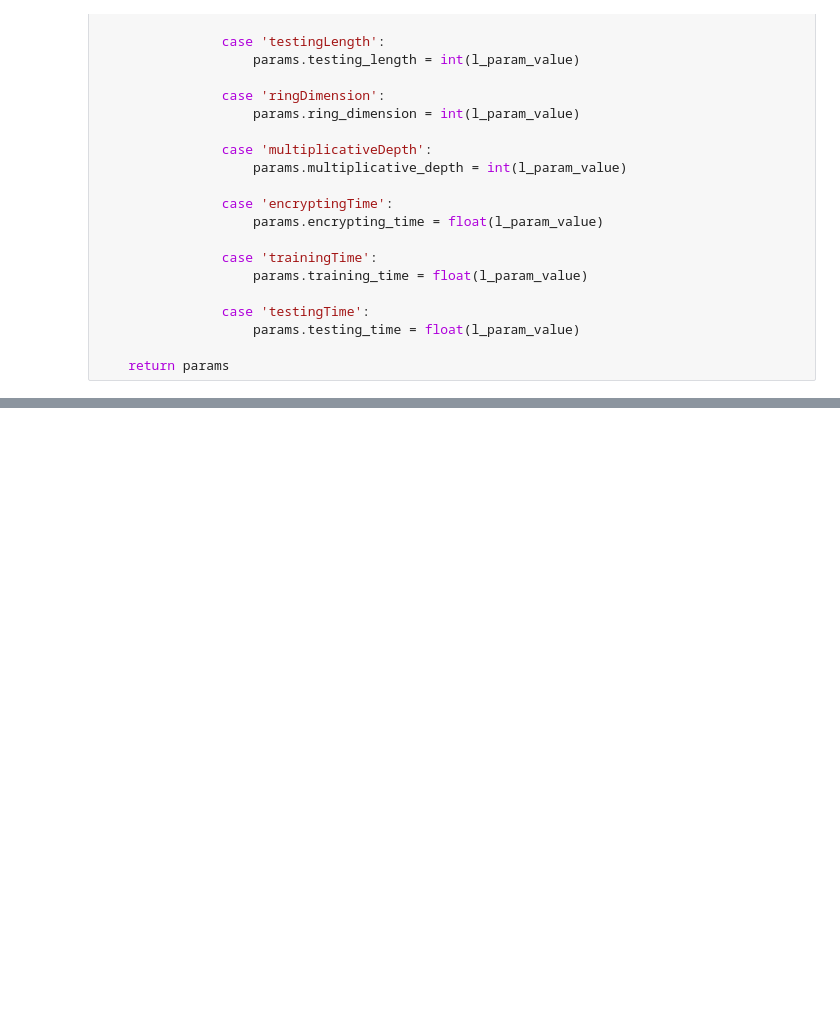
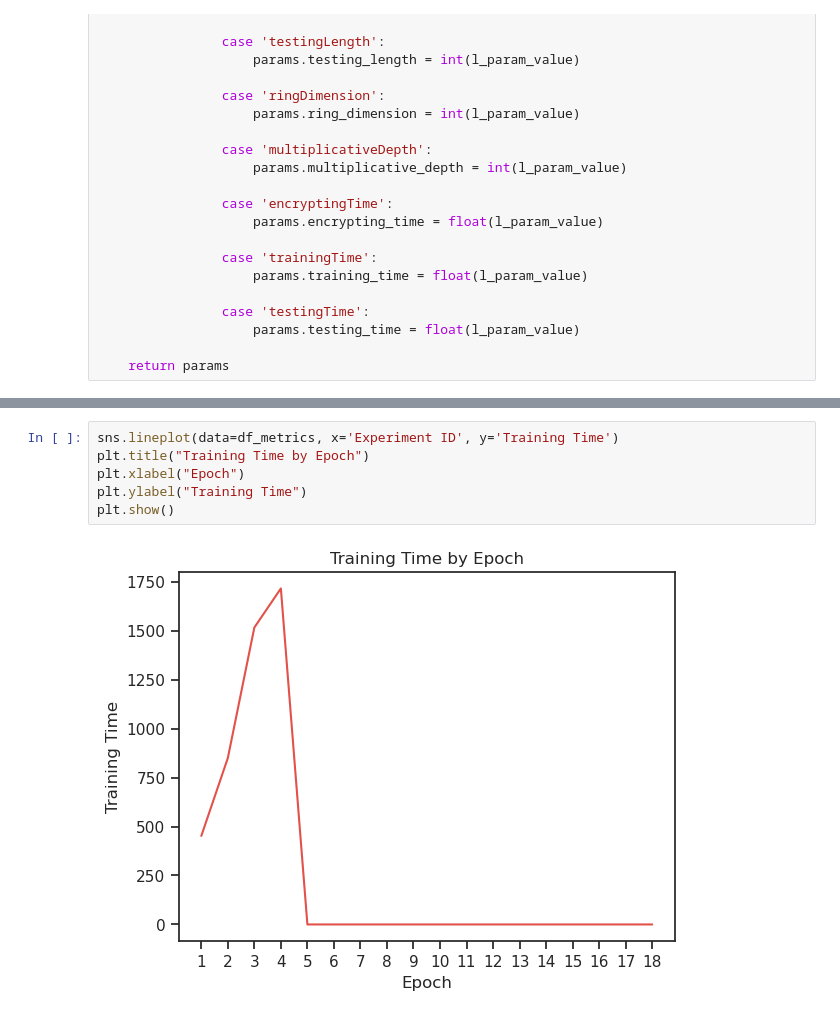
Before and after one commit to rodkruger/ppml-python, a Jupyter notebook: Metrics.ipynb, the cells around one changed output, grey strips where cells are left out. Saved outputs shown, nothing was run; the diff lists cells and outputs as text; blank space fills up the shorter version.

```diff
--- a/Metrics.ipynb
+++ b/Metrics.ipynb
@@ -111,0 +125,8 @@ df_metrics
+# %%
+sns.lineplot(data=df_metrics, x='Experiment ID', y='Training Time')
+plt.title("Training Time by Epoch")
+plt.xlabel("Epoch")
+plt.ylabel("Training Time")
+plt.show()
+# %% [output]
+[figure, added]
```
Also changed, not shown: parts of 4 cells of this notebook, 1 other file.
